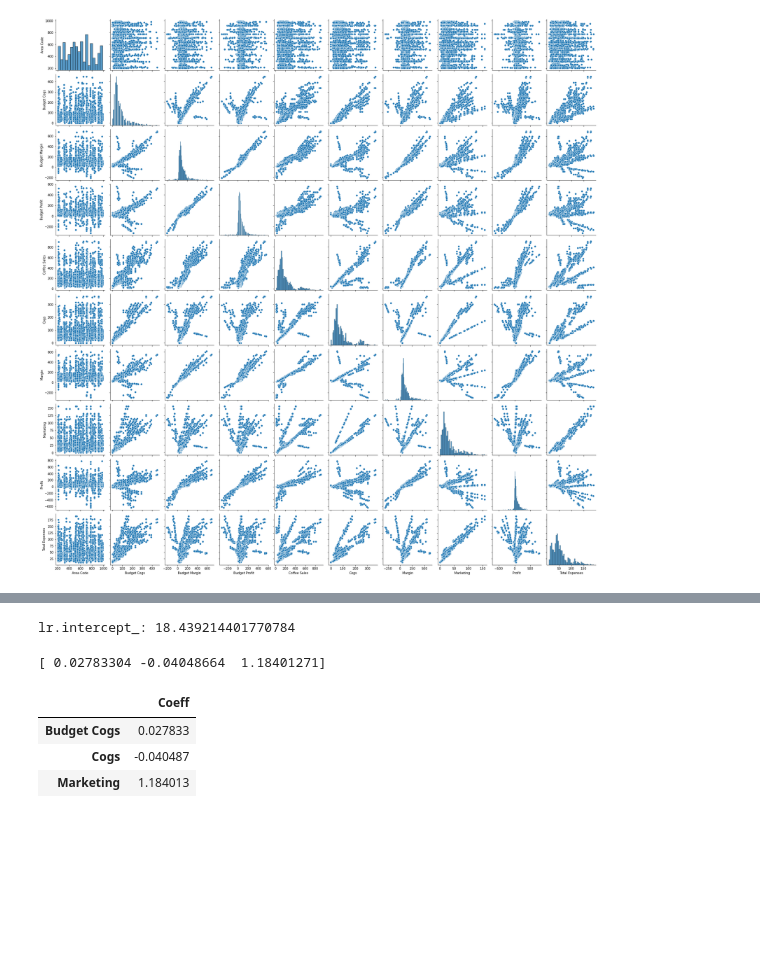
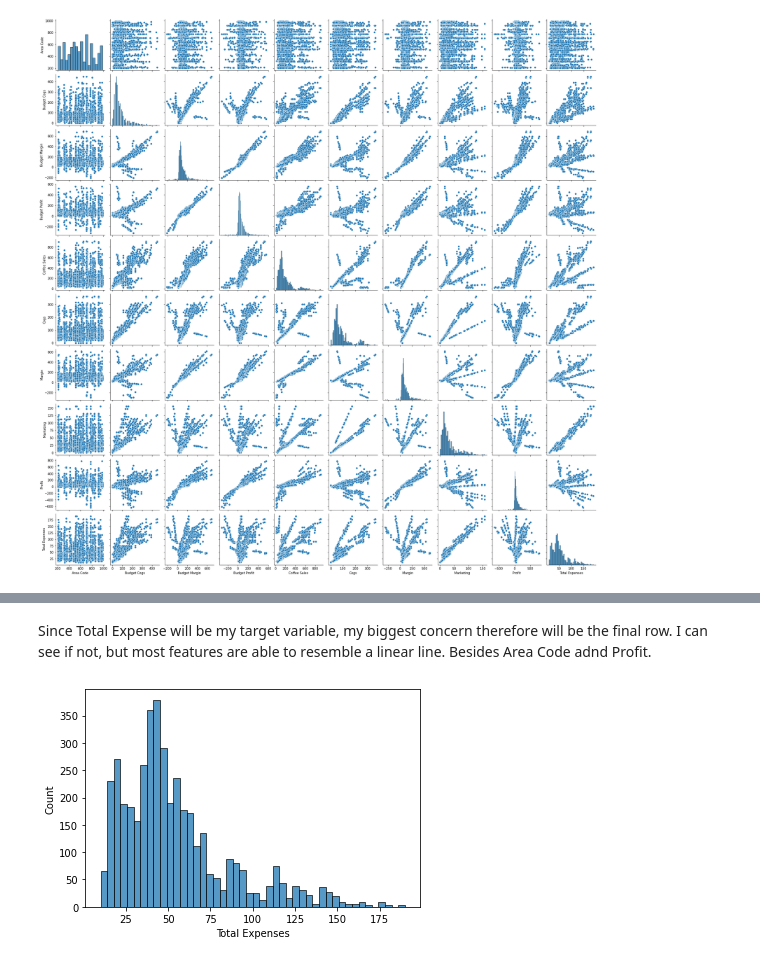
Before and after one commit to CleverJinn/DataScience, a Jupyter notebook: CoffeeChain-LinearRegression/LinearRegression_CoffeeChain.ipynb, the cells around one changed output, grey strips where cells are left out. Cells and saved outputs as stored; diff of their text form; code cells hidden in the pictures; blank space fills up the shorter version.

Commit message:
Redone Balance, visuals and better explanations

```diff
--- a/CoffeeChain-LinearRegression/LinearRegression_CoffeeChain.ipynb
+++ b/CoffeeChain-LinearRegression/LinearRegression_CoffeeChain.ipynb
@@ -327,27 +250,11 @@ print(np.sqrt(metrics.mean_squared_error(y_test,predictions)))
-# %%
-# For this cell I printed the intercept is the intercept_ method
-# This tells us the point at which the linear line begins to intecerpt the data
-
-print("lr.intercept_:", lr.intercept_)
-# %% [output]
-lr.intercept_: 18.439214401770784
-# %%
-# Then I used the coef_ method to pull the coefficents of each X value
-
-print(lr.coef_)
-# %% [output]
-[ 0.02783304 -0.04048664  1.18401271]
-# %%
-# Finally I used panda's to created a more visually pleasing look for the coefficents
-# Then stored it in a variable named cdf (coefficent dataframe)
-# This now tells us at each point any of these values increase by one unit, then the y value (total expenses) is effected by the Coeff values listed
-# This now gives me deeper look at how much exactly Total expenses is being affected by the X values
-# Empowering the Coffee Chain with deeper knowledge
-
-cdf = pd.DataFrame(lr.coef_,X.columns,columns=['Coeff'])
-cdf
-# %% [output]
-|  | Coeff |
-| Budget Cogs | 0.027833 |
-| Cogs | -0.040487 |
-| Marketing | 1.184013 |
+# %% [markdown]
+<p>
+Since Total Expense will be my target variable, my biggest concern therefore will be the final row. I can see if not, but most features are able to resemble a linear line. Besides Area Code adnd Profit.
+</p>
+# %%
+# Next since we are using Linear Regression to predict the Total Expenses
+# It will makes sense to exam the graph of Total Expense itself
+sns.histplot(df['Total Expenses'])
+plt.show()
+# %% [output]
+[figure, added]
```
Also changed, not shown: parts of 112 cells of this notebook.
